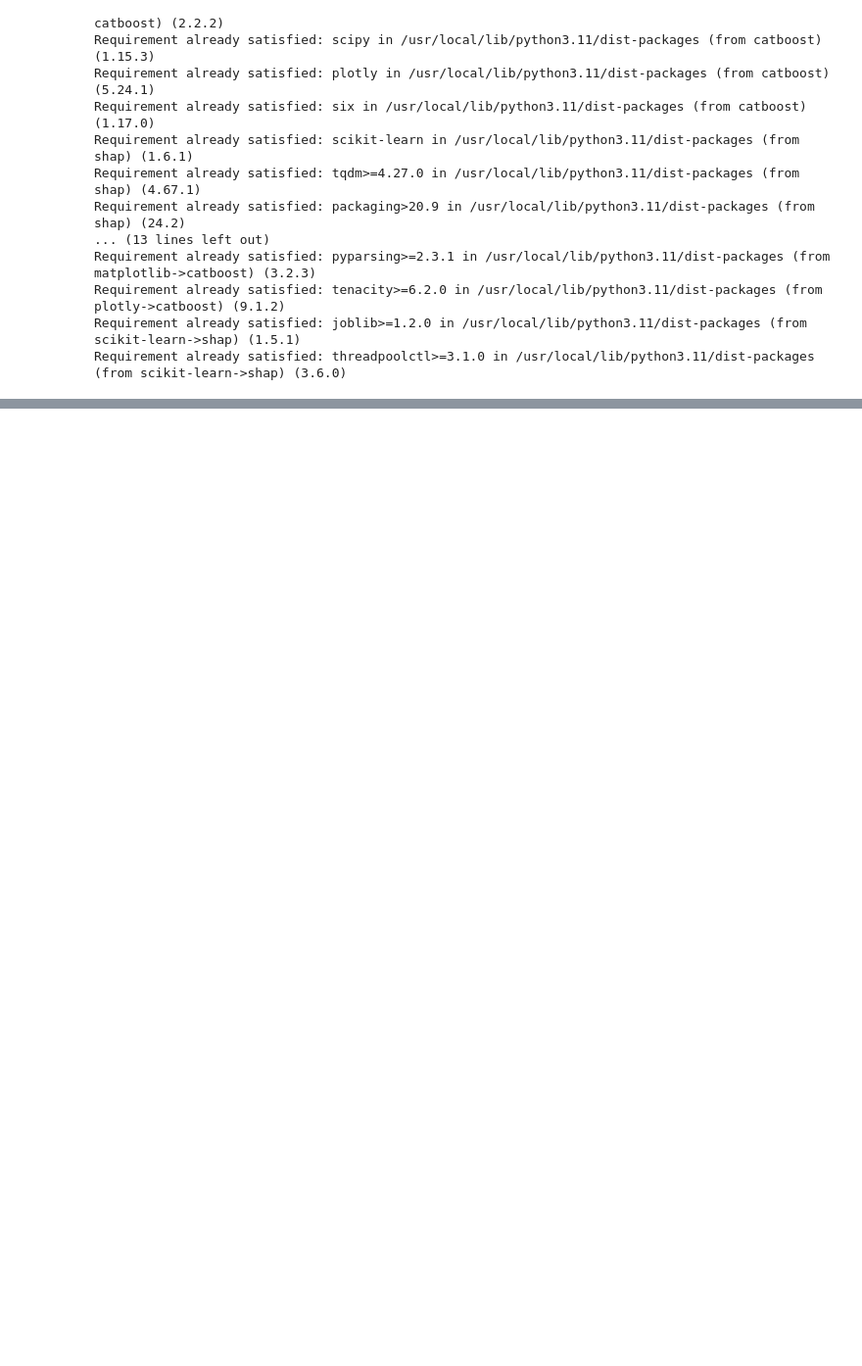
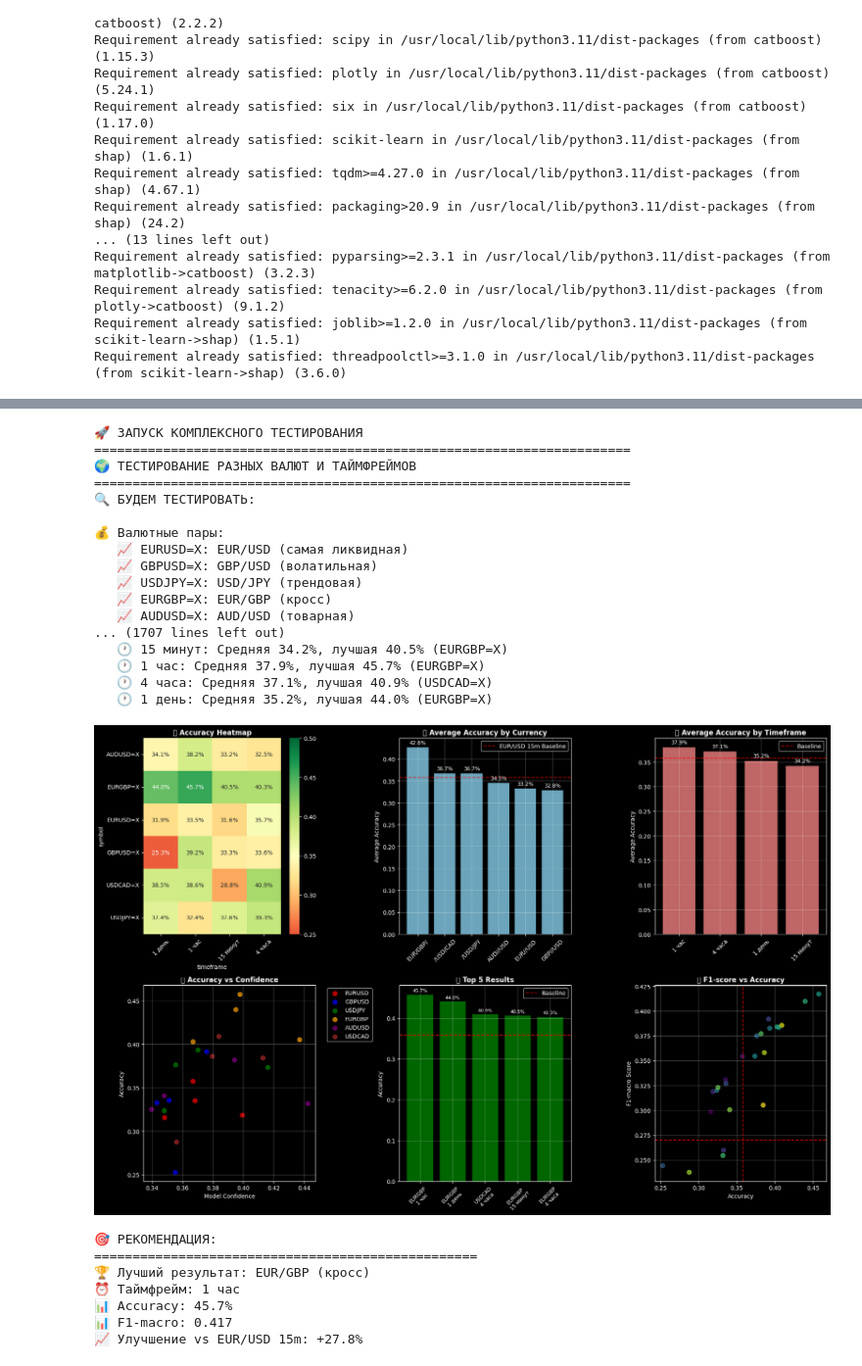
Before and after one commit to gulliyevn/ML-NLP-LLMProjects, a Jupyter notebook: TraderPlusOnline.ipynb, the cells around one changed output, grey strips where cells are left out. Shown at 98% size. Cells and saved outputs as stored; diff of their text form; code cells hidden in the pictures; blank space fills up the shorter version.

```diff
--- a/TraderPlusOnline.ipynb
+++ b/TraderPlusOnline.ipynb
@@ -1853,3 +1244,0 @@ ValueError: Number of classes, 4, does not match size of target_names, 3. Try sp
-# %%
-# В конце нового кода есть:
-catboost_results = train_catboost_standalone()  # ← НОВАЯ ФУНКЦИЯ!
@@ -1874,0 +3790,32 @@ ValueError: Number of classes, 4, does not match size of target_names, 3. Try sp
+# %%
+# Полное тестирование всех комбинаций
+all_results = run_comprehensive_test()
+
+# Анализ и визуализация
+df_results, best_result = analyze_and_visualize_results(all_results)
+# %% [output]
+🚀 ЗАПУСК КОМПЛЕКСНОГО ТЕСТИРОВАНИЯ
+======================================================================
+🌍 ТЕСТИРОВАНИЕ РАЗНЫХ ВАЛЮТ И ТАЙМФРЕЙМОВ
+======================================================================
+🔍 БУДЕМ ТЕСТИРОВАТЬ:
+
+💰 Валютные пары:
+   📈 EURUSD=X: EUR/USD (самая ликвидная)
+   📈 GBPUSD=X: GBP/USD (волатильная)
+   📈 USDJPY=X: USD/JPY (трендовая)
+   📈 EURGBP=X: EUR/GBP (кросс)
+   📈 AUDUSD=X: AUD/USD (товарная)
+... (1707 lines left out)
+   🕐 15 минут: Средняя 34.2%, лучшая 40.5% (EURGBP=X)
+   🕐 1 час: Средняя 37.9%, лучшая 45.7% (EURGBP=X)
+   🕐 4 часа: Средняя 37.1%, лучшая 40.9% (USDCAD=X)
+   🕐 1 день: Средняя 35.2%, лучшая 44.0% (EURGBP=X)
+[figure, added]
+🎯 РЕКОМЕНДАЦИЯ:
+==================================================
+🏆 Лучший результат: EUR/GBP (кросс)
+⏰ Таймфрейм: 1 час
+📊 Accuracy: 45.7%
+📊 F1-macro: 0.417
+📈 Улучшение vs EUR/USD 15m: +27.8%
```
Also changed, not shown: parts of 18 cells of this notebook.
